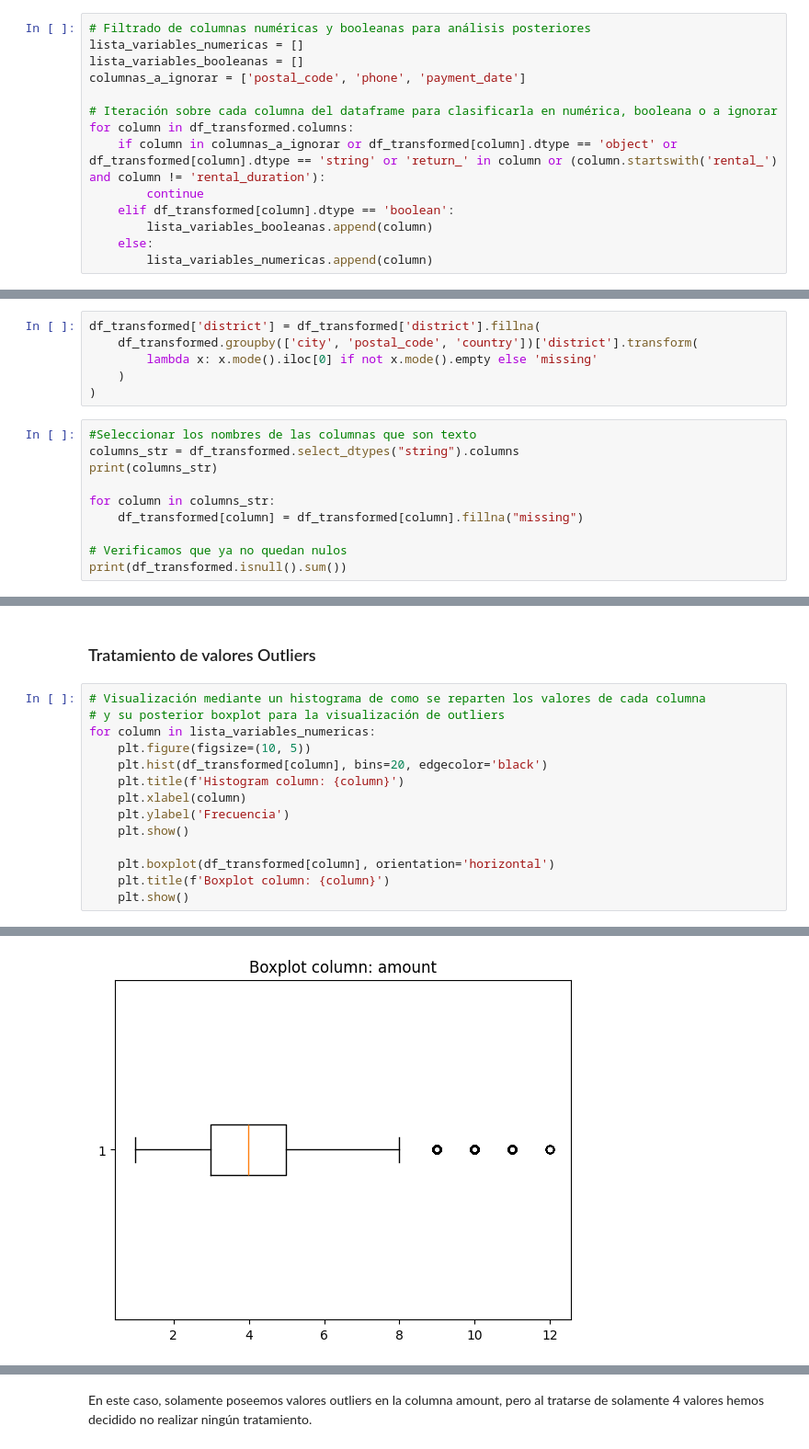
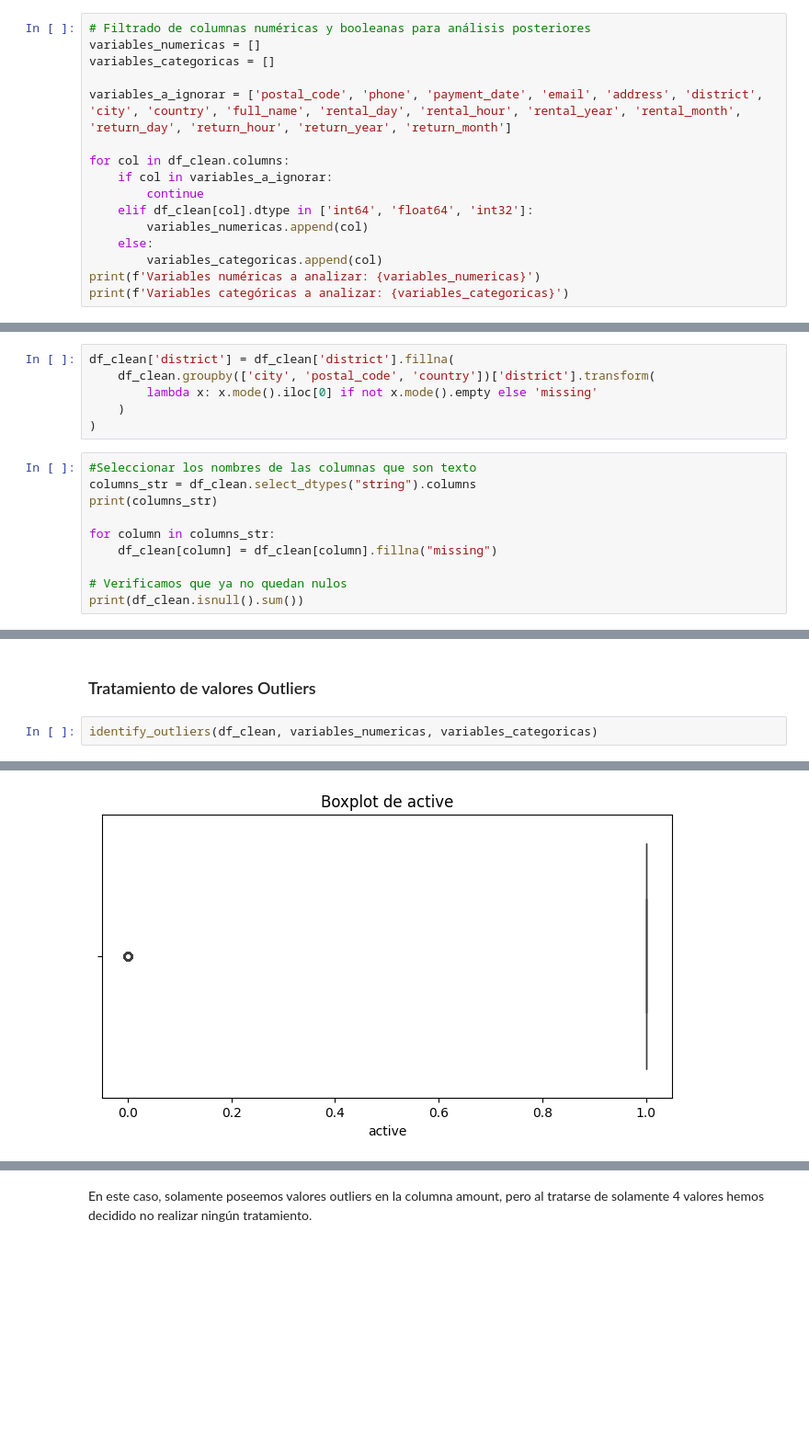
Before and after one commit to Bootcamp-DA-P2/Data-Automation-MySQL-Python-Excel-Grupo-4, a Jupyter notebook: notebooks/notebook-client-demographic-activity.ipynb, the cells around one changed output, grey strips where cells are left out. Shown at 92% size. Saved outputs shown, nothing was run; the diff lists cells and outputs as text; blank space fills up the shorter version.

```diff
--- a/notebooks/notebook-client-demographic-activity.ipynb
+++ b/notebooks/notebook-client-demographic-activity.ipynb
@@ -242,14 +230,16 @@ memory usage: 2.4+ MB
 # %%
 # Filtrado de columnas numéricas y booleanas para análisis posteriores
-lista_variables_numericas = []
-lista_variables_booleanas = []
-columnas_a_ignorar = ['postal_code', 'phone', 'payment_date']
+variables_numericas = []
+variables_categoricas = []
 
-# Iteración sobre cada columna del dataframe para clasificarla en numérica, booleana o a ignorar
-for column in df_transformed.columns:
-    if column in columnas_a_ignorar or df_transformed[column].dtype == 'object' or df_transformed[column].dtype == 'string' or 'return_' in column or (column.startswith('rental_') and column != 'rental_duration'):
+variables_a_ignorar = ['postal_code', 'phone', 'payment_date', 'email', 'address', 'district', 'city', 'country', 'full_name', 'rental_day', 'rental_hour', 'rental_year', 'rental_month', 'return_day', 'return_hour', 'return_year', 'return_month']
+
+for col in df_clean.columns:
+    if col in variables_a_ignorar:
         continue
-    elif df_transformed[column].dtype == 'boolean':
-        lista_variables_booleanas.append(column)
+    elif df_clean[col].dtype in ['int64', 'float64', 'int32']:
+        variables_numericas.append(col)
     else:
-        lista_variables_numericas.append(column)
+        variables_categoricas.append(col)
+print(f'Variables numéricas a analizar: {variables_numericas}')
+print(f'Variables categóricas a analizar: {variables_categoricas}')
@@ -259,21 +252,21 @@ for column in df_transformed.columns:
 Intento de imputación de los valores nulos de la columna district agrpandolos por código postal, ciudad y país, usando la moda
 Sustitución de nulos por "missing" en futuros análisis en el caso que se añadan mas registros.
 # %%
-df_transformed['district'] = df_transformed['district'].fillna(
-    df_transformed.groupby(['city', 'postal_code', 'country'])['district'].transform(
+df_clean['district'] = df_clean['district'].fillna(
+    df_clean.groupby(['city', 'postal_code', 'country'])['district'].transform(
         lambda x: x.mode().iloc[0] if not x.mode().empty else 'missing'
     )
 )
 # %%
 #Seleccionar los nombres de las columnas que son texto
-columns_str = df_transformed.select_dtypes("string").columns
+columns_str = df_clean.select_dtypes("string").columns
 print(columns_str)
 
 for column in columns_str:
-    df_transformed[column] = df_transformed[column].fillna("missing")
+    df_clean[column] = df_clean[column].fillna("missing")
 
 # Verificamos que ya no quedan nulos
-print(df_transformed.isnull().sum())
+print(df_clean.isnull().sum())
 # %% [output]
 Index(['email', 'address', 'district', 'city', 'country', 'full_name'], dtype='object')
 email                          0
@@ -295,17 +288,5 @@ dtype: int64
 # %% [markdown]
 ### Tratamiento de valores Outliers
 # %%
-# Visualización mediante un histograma de como se reparten los valores de cada columna
-# y su posterior boxplot para la visualización de outliers
-for column in lista_variables_numericas:
-    plt.figure(figsize=(10, 5))
-    plt.hist(df_transformed[column], bins=20, edgecolor='black')
-    plt.title(f'Histogram column: {column}')
-    plt.xlabel(column)
-    plt.ylabel('Frecuencia')
-    plt.show()
-
-    plt.boxplot(df_transformed[column], orientation='horizontal')
-    plt.title(f'Boxplot column: {column}')
-    plt.show()
+identify_outliers(df_clean, variables_numericas, variables_categoricas)
 # %% [output]
@@ -313 +294 @@ for column in lista_variables_numericas:
-[figure, old version]
+[figure, new version]
```
Also changed, not shown: parts of 37 cells of this notebook, 3 other files.
